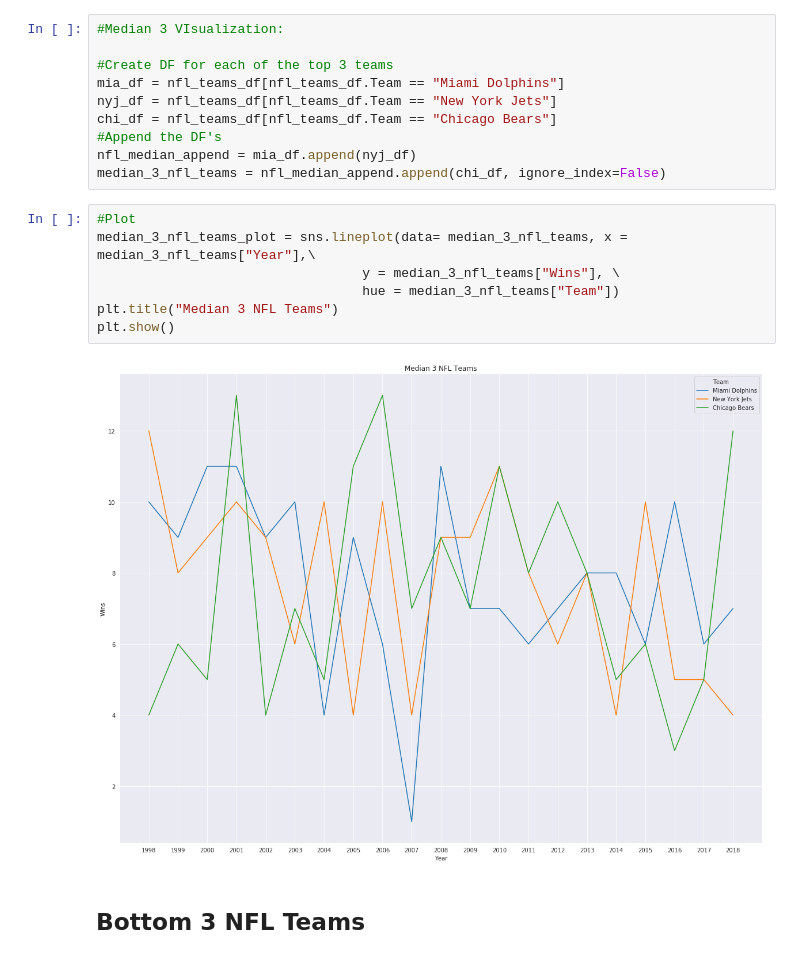
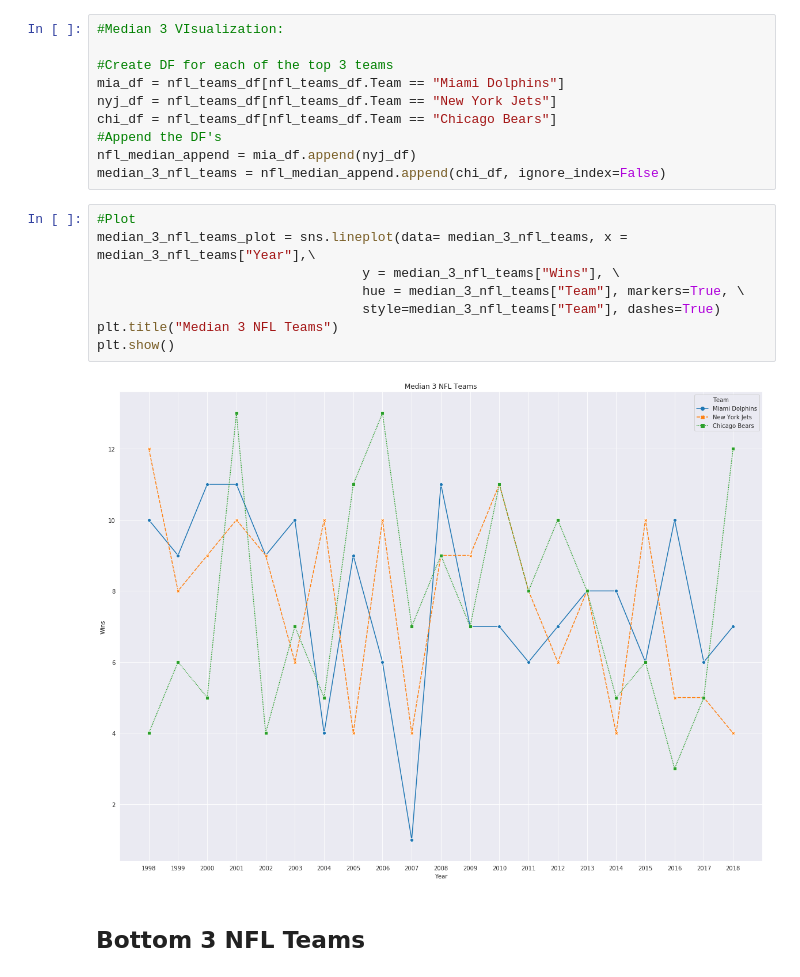
Before and after one commit to Git-hSin/TeamPerformanceCommImpact, a Jupyter notebook: tim_sports/tim_sports.ipynb, the cells around one changed output. Cells and saved outputs as stored; diff of their text form.

```diff
--- a/tim_sports/tim_sports.ipynb
+++ b/tim_sports/tim_sports.ipynb
@@ -332,12 +336,13 @@ median_3_nfl_teams = nfl_median_append.append(chi_df, ignore_index=False)
 # %%
 #Plot
 median_3_nfl_teams_plot = sns.lineplot(data= median_3_nfl_teams, x = median_3_nfl_teams["Year"],\
                                   y = median_3_nfl_teams["Wins"], \
-                                  hue = median_3_nfl_teams["Team"])
+                                  hue = median_3_nfl_teams["Team"], markers=True, \
+                                  style=median_3_nfl_teams["Team"], dashes=True)
 plt.title("Median 3 NFL Teams")
 plt.show()
 # %% [output]
-[figure, old version]
+[figure, new version]
 # %% [markdown]
 ##  Bottom 3 NFL Teams
 # %% [markdown]
```
Also changed, not shown: parts of 8 cells of this notebook.
